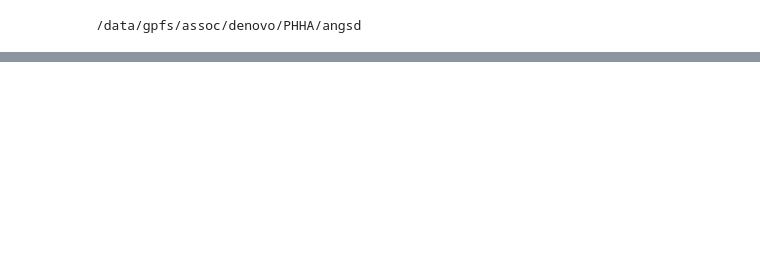
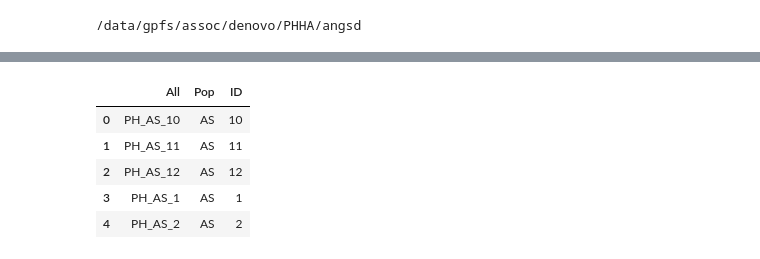
Before and after one commit to trevorfaske/ERNA_analyses, a Jupyter notebook: angsd_ERNA.ipynb, the cells around one changed output, grey strips where cells are left out. Cells and saved outputs as stored; diff of their text form; code cells hidden in the pictures; blank space fills up the shorter version.

```diff
--- a/angsd_ERNA.ipynb
+++ b/angsd_ERNA.ipynb
@@ -45,2 +93,13 @@ Pop_ID.head()
+# %%
+indv['Pop'] = [str(x).split('_')[1] for x in indv['All']]
+indv['ID'] = [str(x).split('_')[2] for x in indv['All']]
+indv.head()
+# %% [output]
+|  | All | Pop | ID |
+| 0 | PH_AS_10 | AS | 10 |
+| 1 | PH_AS_11 | AS | 11 |
+| 2 | PH_AS_12 | AS | 12 |
+| 3 | PH_AS_1 | AS | 1 |
+| 4 | PH_AS_2 | AS | 2 |
 # %%
 Bam = []
```
Also changed, not shown: parts of 85 cells of this notebook, 6 other files.
